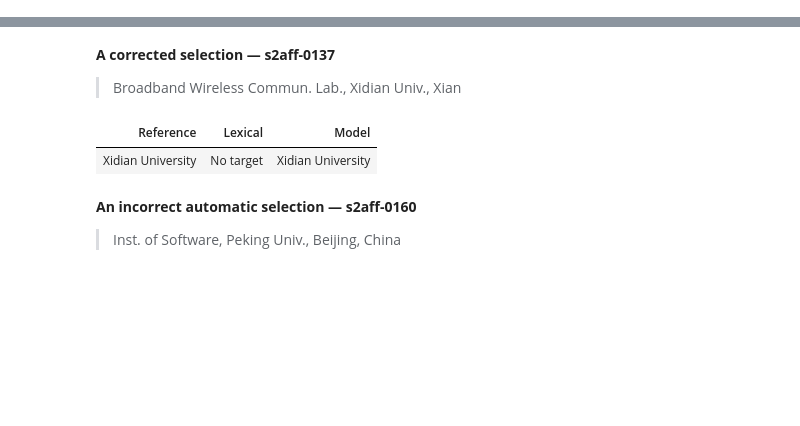
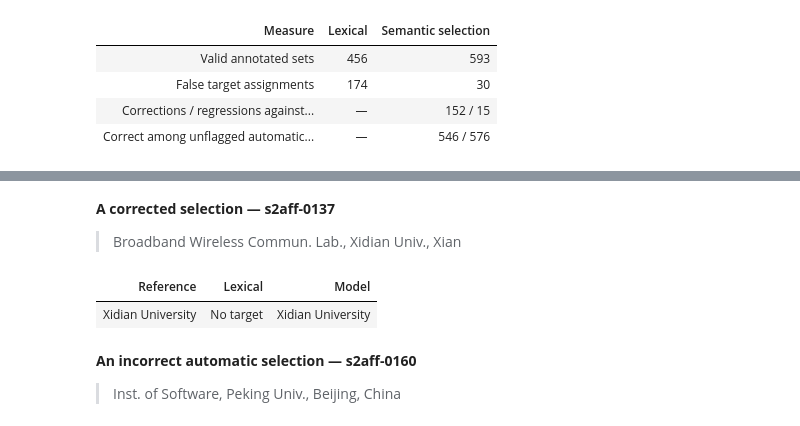
Before and after one commit to hananather/LLM-notes, a Jupyter notebook: LLM_basics/nso-semantic-workflows.ipynb, the cells around one changed output, grey strips where cells are left out. Saved outputs shown, nothing was run; the diff lists cells and outputs as text; code cells hidden in the pictures; blank space fills up the shorter version.

```diff
--- a/LLM_basics/nso-semantic-workflows.ipynb
+++ b/LLM_basics/nso-semantic-workflows.ipynb
@@ -118,0 +165,14 @@ The following examples are selected by a fixed rule: the first case ID in each o
+# %%
+l = report['linkage']['test']
+table([
+    {'Measure': 'Valid annotated sets', 'Lexical': l['baseline_correct'], 'Semantic selection': l['model_correct']},
+    {'Measure': 'False target assignments', 'Lexical': l['baseline_false_target_assignments'], 'Semantic selection': l['false_target_assignments']},
+    {'Measure': 'Corrections / regressions against lexical', 'Lexical': '—', 'Semantic selection': f"{l['corrected']} / {l['regressed']}"},
+    {'Measure': 'Correct among unflagged automatic outputs', 'Lexical': '—', 'Semantic selection': f"{l['automatic_correct']} / {l['automatic_count']}"},
+])
+# %% [output]
+| Measure | Lexical | Semantic selection |
+| Valid annotated sets | 456 | 593 |
+| False target assignments | 174 | 30 |
+| Corrections / regressions against... | — | 152 / 15 |
+| Correct among unflagged automatic... | — | 546 / 576 |
```
Also changed, not shown: parts of 50 cells of this notebook, 40 other files.
